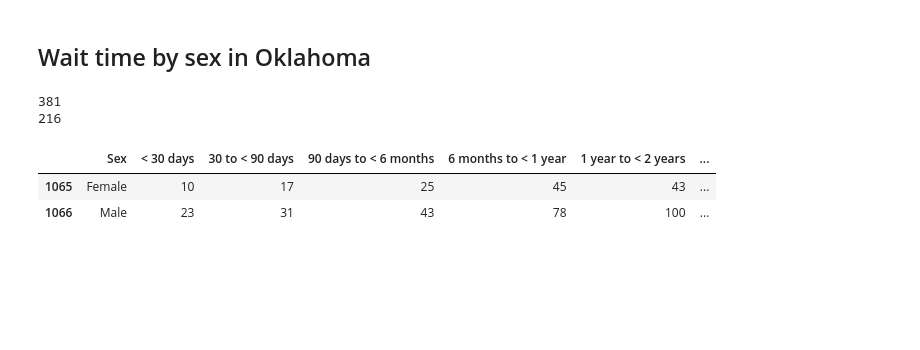
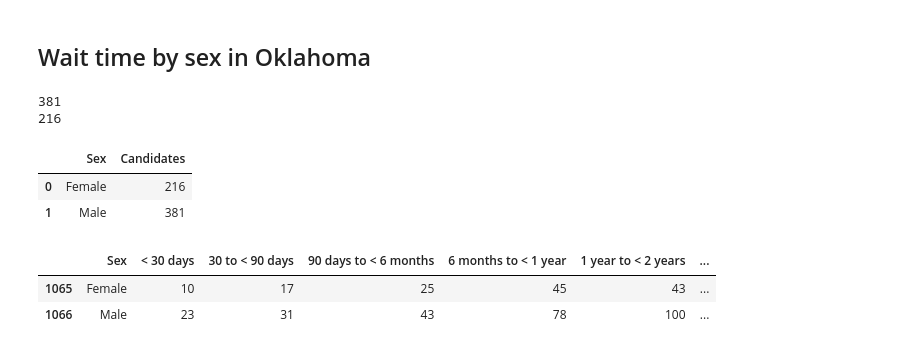
Before and after one commit to ASPigman/Project_1, a Jupyter notebook: KidneyTransplantMain.ipynb, the cells around one changed output. Cells and saved outputs as stored; diff of their text form; code cells hidden in the pictures; blank space fills up the shorter version.

```diff
--- a/KidneyTransplantMain.ipynb
+++ b/KidneyTransplantMain.ipynb
@@ -189,6 +196,16 @@ print(ok_sex_female)
 # %% [output]
 381
 216
+# %%
+# OK sex totals dataframe
+
+ok_sex_totals = pd.DataFrame({"Sex":["Female", "Male"], "Candidates":[ok_sex_female,
+                                                                                   ok_sex_male]})
+ok_sex_totals
+# %% [output]
+|  | Sex | Candidates |
+| 0 | Female | 216 |
+| 1 | Male | 381 |
 # %%
 # Creating sex vs wait time dataframe
 
```
Also changed, not shown: parts of 21 cells of this notebook.
